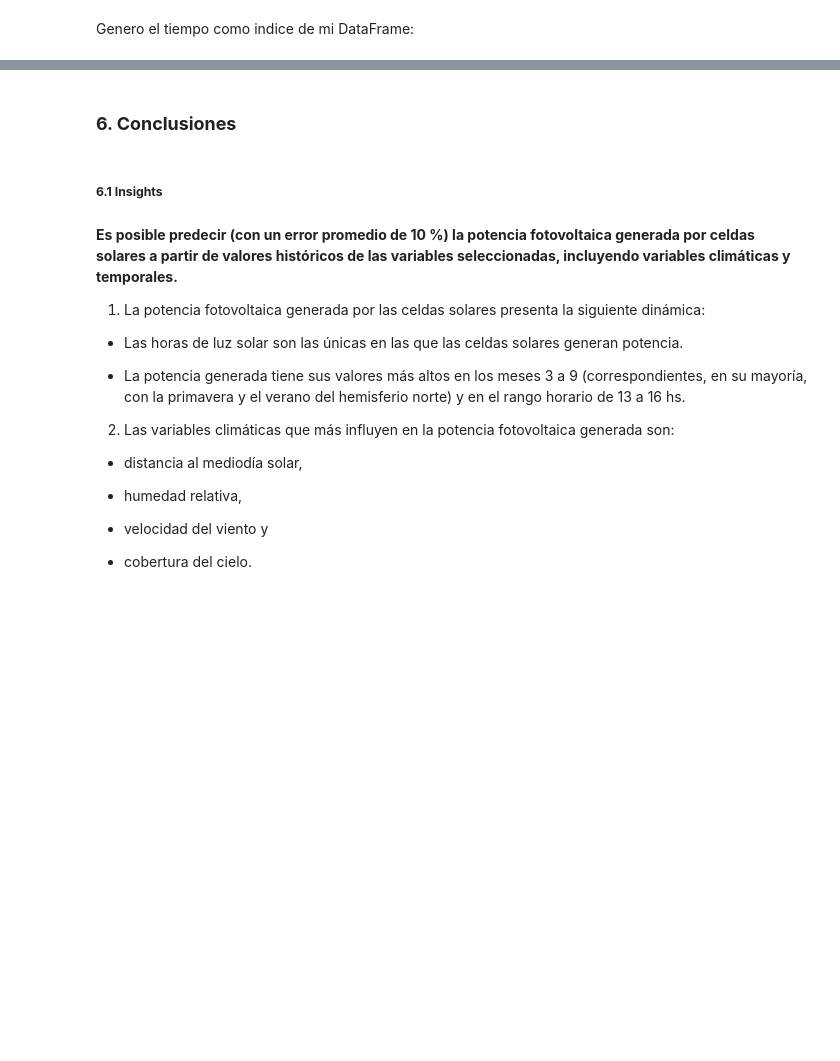
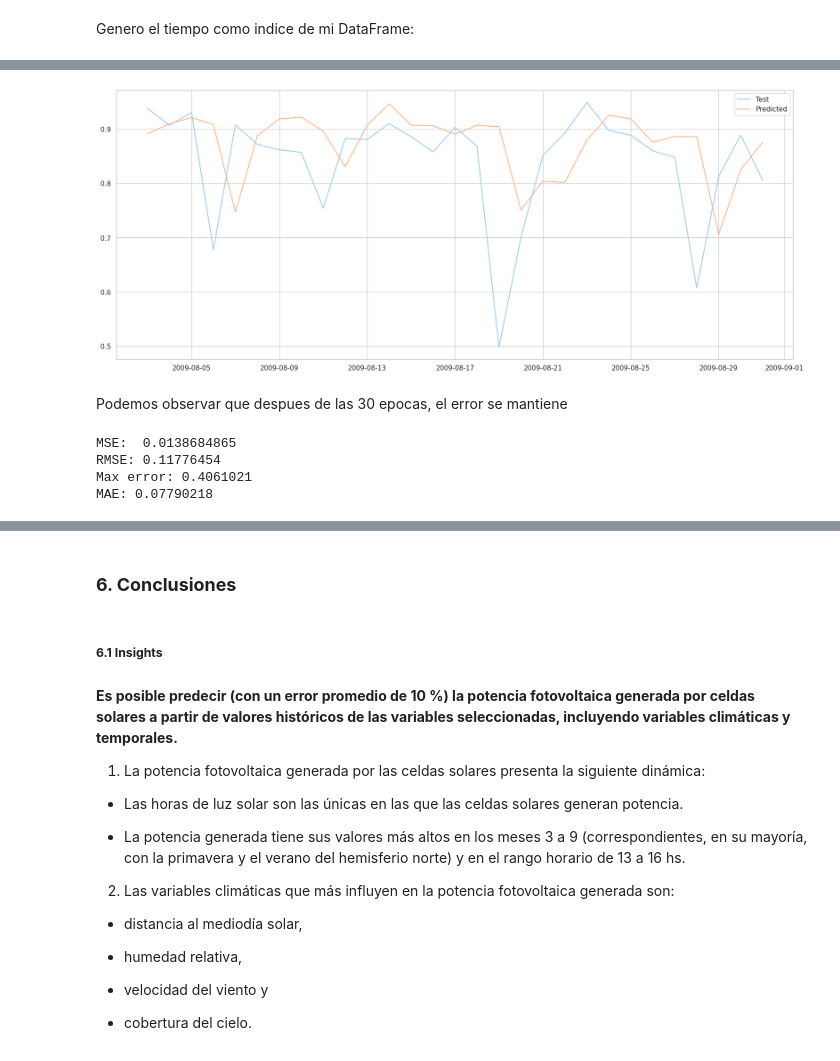
Before and after one commit to FernandoEzequiel/Coder, a Jupyter notebook: notebook/EntregasCoder/Desafio 17 - Entrega Final/Entrega_Final_GarciaGonzalez.ipynb, the cells around one changed output, grey strips where cells are left out. Cells and saved outputs as stored; diff of their text form; code cells hidden in the pictures; blank space fills up the shorter version.

```diff
--- a/notebook/EntregasCoder/Desafio 17 - Entrega Final/Entrega_Final_GarciaGonzalez.ipynb
+++ b/notebook/EntregasCoder/Desafio 17 - Entrega Final/Entrega_Final_GarciaGonzalez.ipynb
@@ -2214,0 +2102,4 @@ def series_to_supervised(data, n_in=1, n_out=1, dropnan=True):
+# %%
+# Realizamos la predicción
+yhat = model.predict(test_X)
+test_X = test_X.reshape((test_X.shape[0], test_X.shape[2]))
@@ -2214,0 +2126,6 @@ def series_to_supervised(data, n_in=1, n_out=1, dropnan=True):
+# %%
+prediction = pd.DataFrame(yhat,index=Data_LSTM.iloc[n_train_days+n_time:,:]['power_gen'].index)
+prediction.columns = ['predicted_power_gen']
+#prediction['power_gen']= Data_LSTM.iloc[n_train_days+n_time:,:]['power_gen'].values
+prediction['power_gen']= test_y
+prediction
@@ -2214,0 +2151,21 @@ def series_to_supervised(data, n_in=1, n_out=1, dropnan=True):
+# %%
+plt.figure(figsize=(20,8))
+#plt.plot(Data_LSTM.iloc[:n_train_days,:]['power_gen'], label="Training")
+plt.plot(prediction['power_gen'], label="Test")
+plt.plot(prediction['predicted_power_gen'], label="Predicted")
+plt.legend()
+plt.show()
+# %% [output]
+[figure, added]
+# %% [markdown]
+Podemos observar que despues de las 30 epocas, el error se mantiene
+# %%
+print('MSE: ',mean_squared_error(y_true=prediction['power_gen'], y_pred=prediction['predicted_power_gen']))
+print('RMSE:',np.sqrt(mean_squared_error(y_true=prediction['power_gen'], y_pred=prediction['predicted_power_gen'])))
+print('Max error:',max_error(y_true=prediction['power_gen'], y_pred=prediction['predicted_power_gen']))
+print('MAE:',mean_absolute_error(y_true=prediction['power_gen'], y_pred=prediction['predicted_power_gen']))
+# %% [output]
+MSE:  0.0138684865
+RMSE: 0.11776454
+Max error: 0.4061021
+MAE: 0.07790218
```
Also changed, not shown: parts of 40 cells of this notebook, 4 other files.
